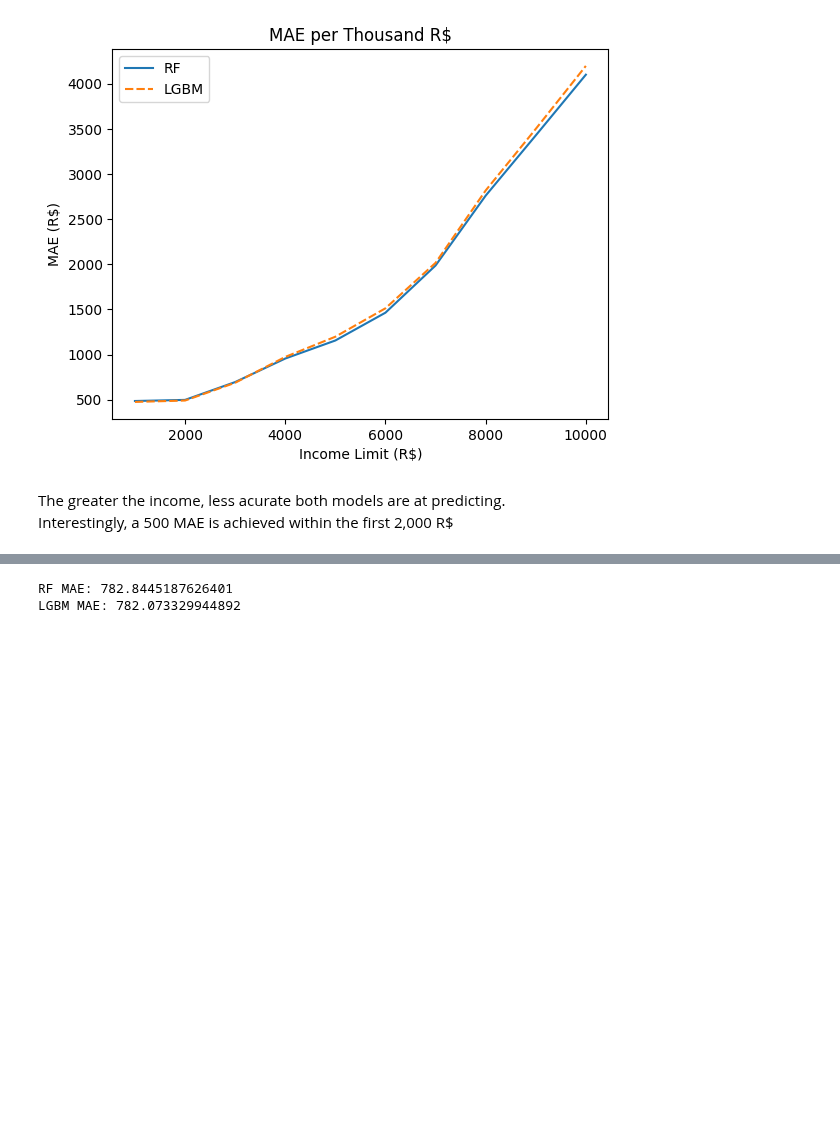
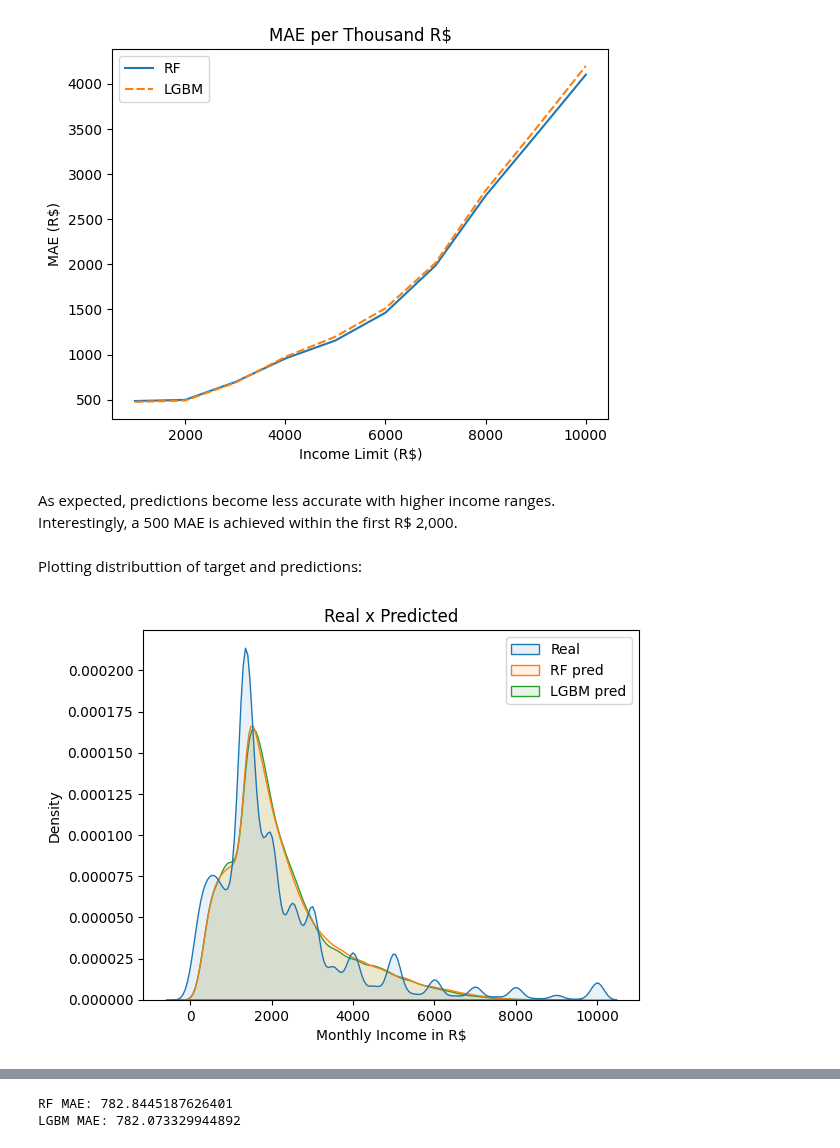
Before and after one commit to viniciussuares/IncomePrediction, a Jupyter notebook: notebooks/model_selection.ipynb, the cells around one changed output, grey strips where cells are left out. Saved outputs shown, nothing was run; the diff lists cells and outputs as text; code cells hidden in the pictures; blank space fills up the shorter version.

```diff
--- a/notebooks/model_selection.ipynb
+++ b/notebooks/model_selection.ipynb
@@ -231,11 +194,10 @@ Optmizing LightGBM with GridSearchCV as it has short fit time:
 # %%
 # Creates a param_grid
 lgbm_params = {
-    'model__learning_rate': [0.08, 0.1],
-    'model__n_estimators': [500, 1000],
-    'model__num_leaves': [200, 250],
-    'model__force_row_wise': [True],
-    'model__reg_alpha': [0, 0.1, 1]
+    'model__learning_rate': [0.01, 0.05, 0.1],
+    'model__n_estimators': [50, 100, 200],
+    'model__num_leaves': [31, 50, 100],
+    'model__force_row_wise': [True]
 }
 
 # Creates the GridSearch
@@ -327,15 +288,15 @@ for income_limit in range(1000, 11000, 1000):
     X_test_divided = X_test.loc[income_segment_indexes]
 
     # Predicting on X_test_divided
-    rf_pred = baseline.predict(X_test_divided)
-    lgbm_pred = lgbm_pipeline.predict(X_test_divided)
+    rf_preds = baseline.predict(X_test_divided)
+    lgbm_preds = lgbm_pipeline.predict(X_test_divided)
 
     # Storing maes
-    rf_maes[income_limit] = mean_absolute_error(y_test_divided, rf_pred)
-    lgbm_maes[income_limit] = mean_absolute_error(y_test_divided, lgbm_pred)
+    rf_maes[income_limit] = mean_absolute_error(y_test_divided, rf_preds)
+    lgbm_maes[income_limit] = mean_absolute_error(y_test_divided, lgbm_preds)
 
 # Analyse MAES
-maes_per_thousand = pd.DataFrame({'RF': list(rf_maes.values()), 'LGBM': list(lgbm_maes.values())}, index=list(rf_maes.keys()))
+maes_per_thousand = pd.DataFrame({'RF': rf_maes.values(), 'LGBM': lgbm_maes.values()}, index=rf_maes.keys())
 ax = sns.lineplot(maes_per_thousand)
 plt.title('MAE per Thousand R$')
 ax.set_ylabel('MAE (R$)')
@@ -344,5 +305,16 @@ plt.show()
 # %% [output]
 [figure]
 # %% [markdown]
-The greater the income, less acurate both models are at predicting.
-Interestingly, a 500 MAE is achieved within the first 2,000 R$
+As expected, predictions become less accurate with higher income ranges.
+Interestingly, a 500 MAE is achieved within the first R$ 2,000.
+# %% [markdown]
+Plotting distributtion of target and predictions:
+# %%
+# Creates a DF to store target and predictions
+target_preds = pd.DataFrame({'Real': y_test, 'RF pred': baseline_pred, 'LGBM pred': lgbm_pred})
+ax = sns.kdeplot(data=target_preds, fill=True, alpha=0.1)
+ax.set_xlabel('Monthly Income in R$')
+plt.title('Real x Predicted')
+plt.show()
+# %% [output]
+[figure, added]
```
Also changed, not shown: parts of 30 cells of this notebook, 3 other files.
